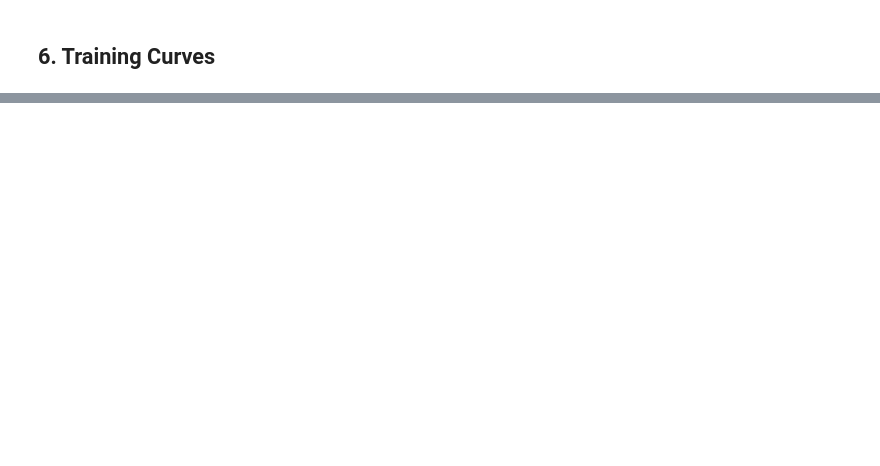
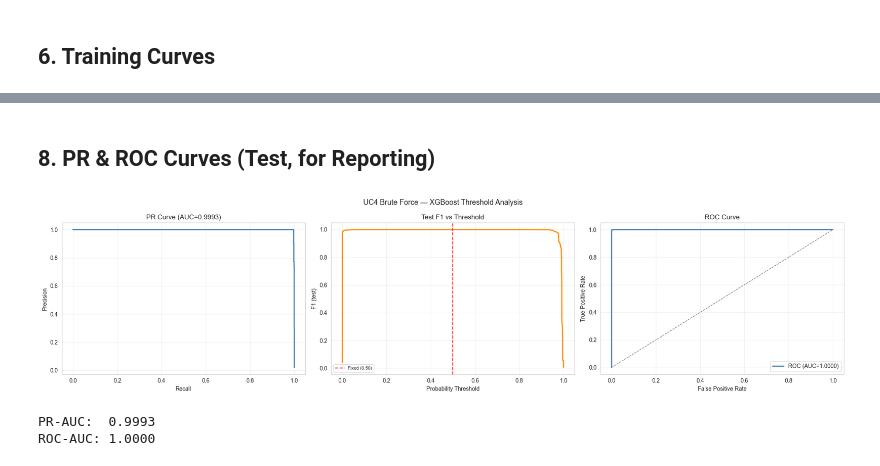
Before and after one commit to nvh12/log-analyzer, a Jupyter notebook: log-analysis/training/bruteforce/brute_force_xgboost_training.ipynb, the cells around one changed output, grey strips where cells are left out. Cells and saved outputs as stored; diff of their text form; code cells hidden in the pictures; blank space fills up the shorter version.

```diff
--- a/log-analysis/training/bruteforce/brute_force_xgboost_training.ipynb
+++ b/log-analysis/training/bruteforce/brute_force_xgboost_training.ipynb
@@ -281,0 +360,44 @@ Final validation loss:  0.164245
+# %% [markdown]
+## 8. PR & ROC Curves (Test, for Reporting)
+# %%
+y_proba = model.predict_proba(X_test_scaled)[:, 1]
+
+precisions, recalls, thresholds_pr = precision_recall_curve(y_test, y_proba)
+pr_auc  = average_precision_score(y_test, y_proba)
+roc_auc = roc_auc_score(y_test, y_proba)
+fpr_arr, tpr_arr, _ = roc_curve(y_test, y_proba)
+
+# F1 across test thresholds (for the F1-vs-threshold panel only — NOT for selection)
+f1_test_arr = 2 * precisions[:-1] * recalls[:-1] / (precisions[:-1] + recalls[:-1] + 1e-10)
+
+fig, axes = plt.subplots(1, 3, figsize=(20, 5))
+
+axes[0].plot(recalls, precisions, lw=2, color='steelblue')
+axes[0].set_xlabel('Recall'); axes[0].set_ylabel('Precision')
+axes[0].set_title(f'PR Curve (AUC={pr_auc:.4f})')
+axes[0].grid(True, alpha=0.3)
+
+axes[1].plot(thresholds_pr, f1_test_arr, lw=2, color='darkorange')
+axes[1].axvline(threshold, color='red', ls='--',
+                label=f'Fixed ({threshold:.2f})')
+axes[1].set_xlabel('Probability Threshold'); axes[1].set_ylabel('F1 (test)')
+axes[1].set_title('Test F1 vs Threshold')
+axes[1].legend(fontsize=8); axes[1].grid(True, alpha=0.3)
+
+axes[2].plot(fpr_arr, tpr_arr, lw=2, color='steelblue',
+             label=f'ROC (AUC={roc_auc:.4f})')
+axes[2].plot([0, 1], [0, 1], ls='--', color='gray', lw=1)
+axes[2].set_xlabel('False Positive Rate'); axes[2].set_ylabel('True Positive Rate')
+axes[2].set_title('ROC Curve')
+axes[2].legend(); axes[2].grid(True, alpha=0.3)
+
+plt.suptitle('UC4 Brute Force — XGBoost Threshold Analysis', fontsize=13)
+plt.tight_layout()
+plt.show()
+
+print(f'PR-AUC:  {pr_auc:.4f}')
+print(f'ROC-AUC: {roc_auc:.4f}')
+# %% [output]
+[figure, added]
+PR-AUC:  0.9993
+ROC-AUC: 1.0000
```
Also changed, not shown: parts of 68 cells of this notebook, 15 other files.
